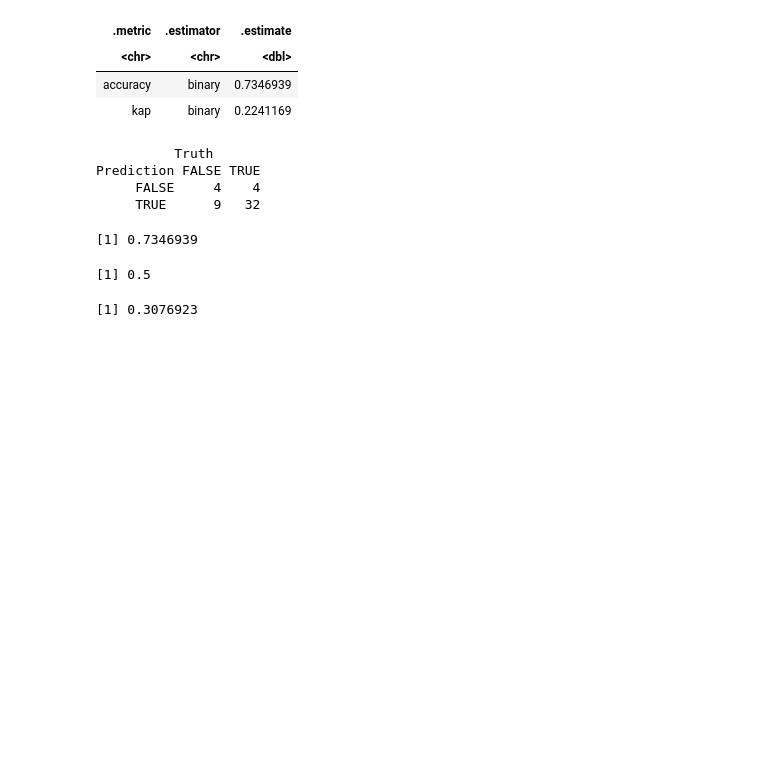
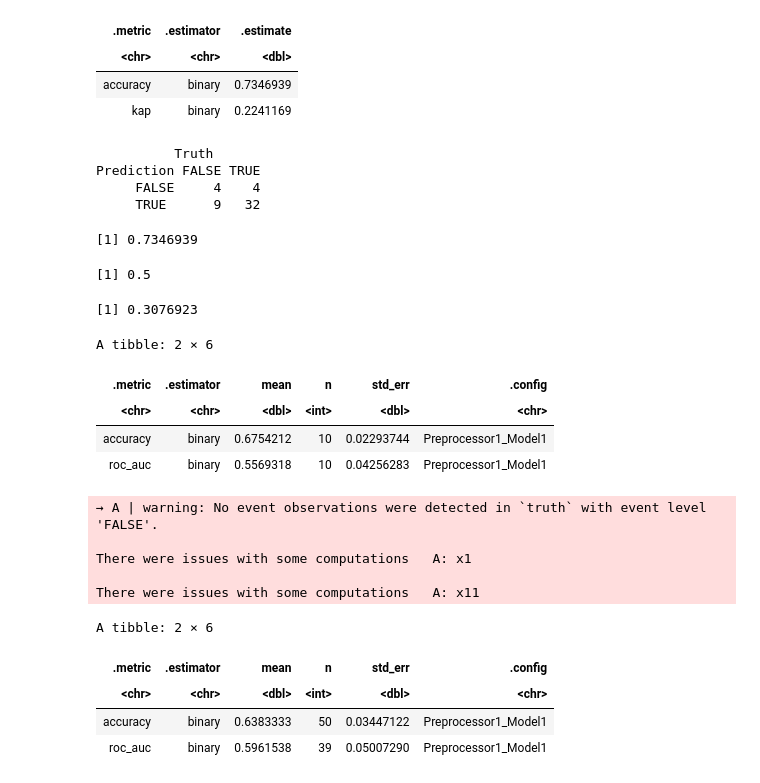
Before and after one commit to AdrianProgramming/dsci-100-2025s1-adrian, a Jupyter notebook: minecraft.ipynb, the cells around one changed output. Saved outputs shown, nothing was run; the diff lists cells and outputs as text; code cells hidden in the pictures; blank space fills up the shorter version.

```diff
--- a/minecraft.ipynb
+++ b/minecraft.ipynb
@@ -299,3 +296,40 @@ recall_train
 [1] 0.7346939
 [1] 0.5
 [1] 0.3076923
+# %%
+mine_vfold <- vfold_cv(minecraft_train, v = 10, strata = subscribe)
+
+vfold_metrics <- workflow() |>
+                  add_recipe(minecraft_recipe) |>
+                  add_model(mnist_spec) |>
+                  fit_resamples(resamples = mine_vfold) |>
+                  collect_metrics()
+
+vfold_metrics
+
+
+mine_vfold_50 <- vfold_cv(minecraft_train, v = 50, strata = subscribe)
+
+vfold_metrics_50 <- workflow() |>
+                  add_recipe(minecraft_recipe) |>
+                  add_model(mnist_spec) |>
+                  fit_resamples(resamples = mine_vfold_50) |>
+                  collect_metrics()
+
+vfold_metrics_50
+# %% [output]
+A tibble: 2 × 6
+| .metric | .estimator | mean | n | std_err | .config |
+| <chr> | <chr> | <dbl> | <int> | <dbl> | <chr> |
+| accuracy | binary | 0.6754212 | 10 | 0.02293744 | Preprocessor1_Model1 |
+| roc_auc | binary | 0.5569318 | 10 | 0.04256283 | Preprocessor1_Model1 |
+→ A | warning: No event observations were detected in `truth` with event level 'FALSE'.
+
+There were issues with some computations   A: x1
+
+There were issues with some computations   A: x11
+A tibble: 2 × 6
+| .metric | .estimator | mean | n | std_err | .config |
+| <chr> | <chr> | <dbl> | <int> | <dbl> | <chr> |
+| accuracy | binary | 0.6383333 | 50 | 0.03447122 | Preprocessor1_Model1 |
+| roc_auc | binary | 0.5961538 | 39 | 0.05007290 | Preprocessor1_Model1 |
```
Also changed, not shown: parts of 8 cells of this notebook.
